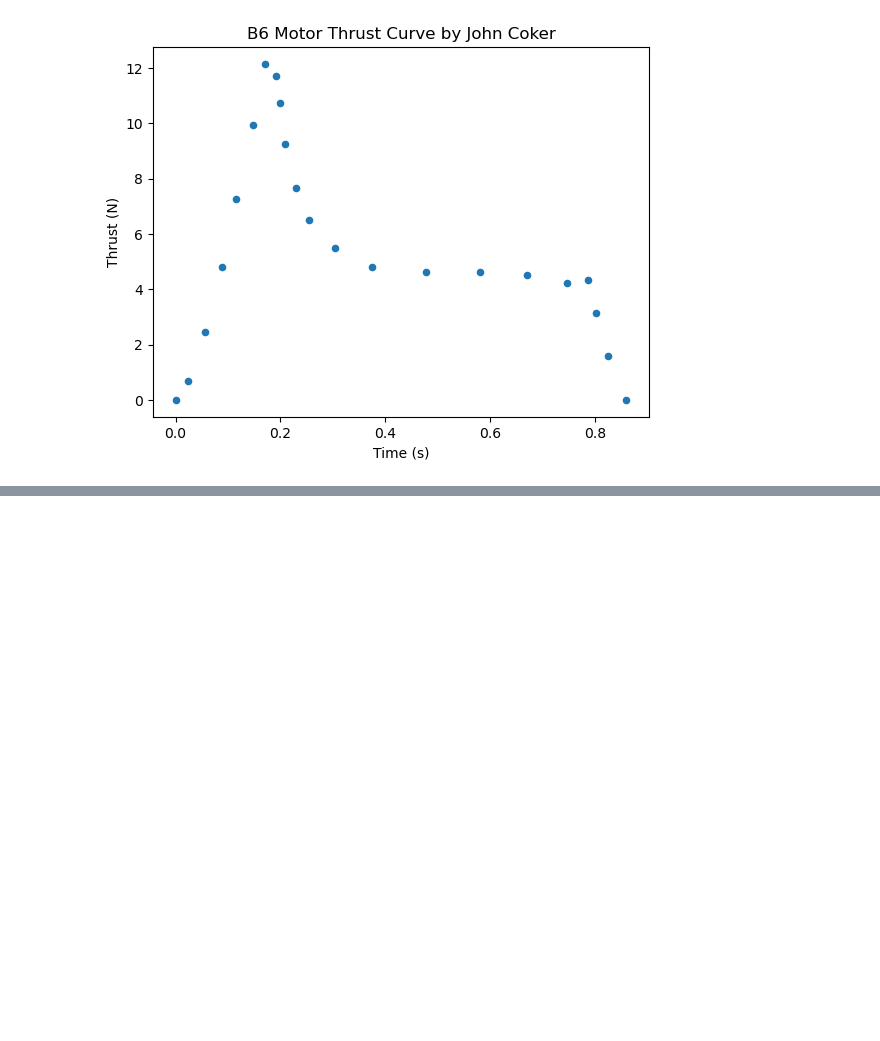
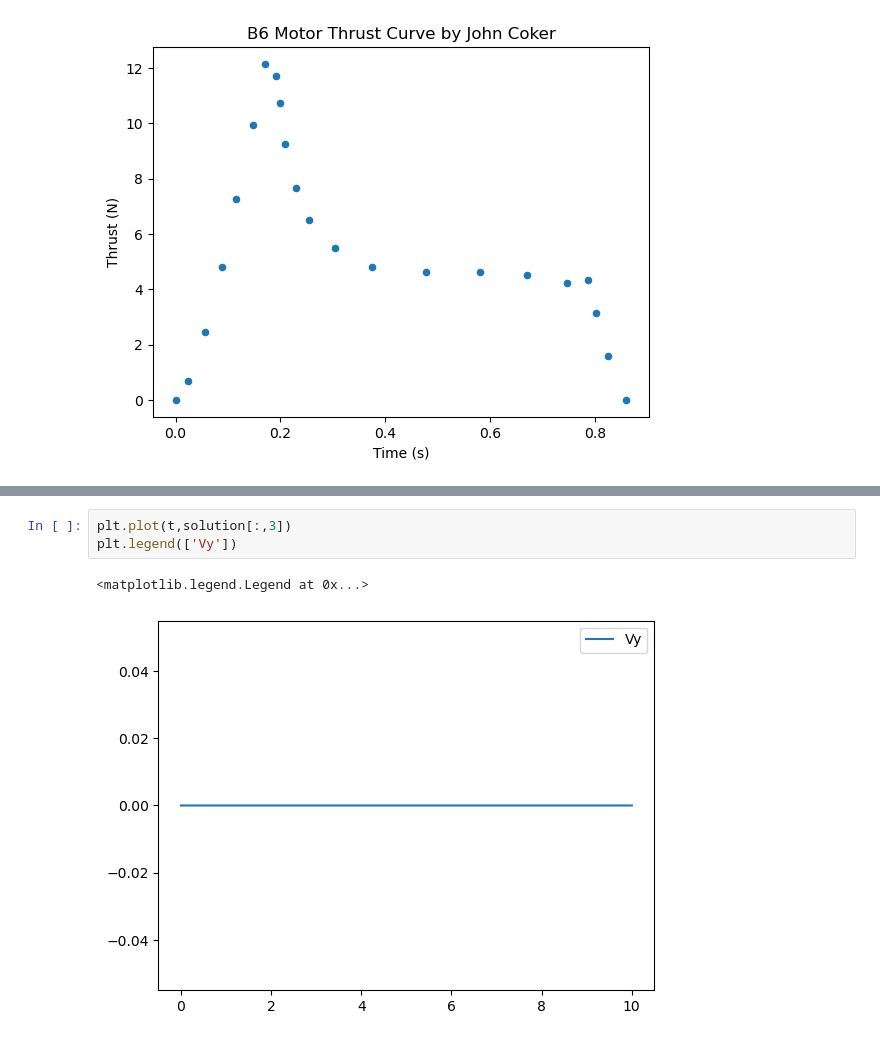
Before and after one commit to BamtolYy/rocket, a Jupyter notebook: simulation/2DRocketSim.ipynb, the cells around one changed output, grey strips where cells are left out. Saved outputs shown, nothing was run; the diff lists cells and outputs as text; blank space fills up the shorter version.

```diff
--- a/simulation/2DRocketSim.ipynb
+++ b/simulation/2DRocketSim.ipynb
@@ -134,0 +152,6 @@ plt.plot(t,solution[:,0])
+# %%
+plt.plot(t,solution[:,3])
+plt.legend(['Vy'])
+# %% [output]
+<matplotlib.legend.Legend at 0x...>
+[figure, added]
```
Also changed, not shown: parts of 10 cells of this notebook.
